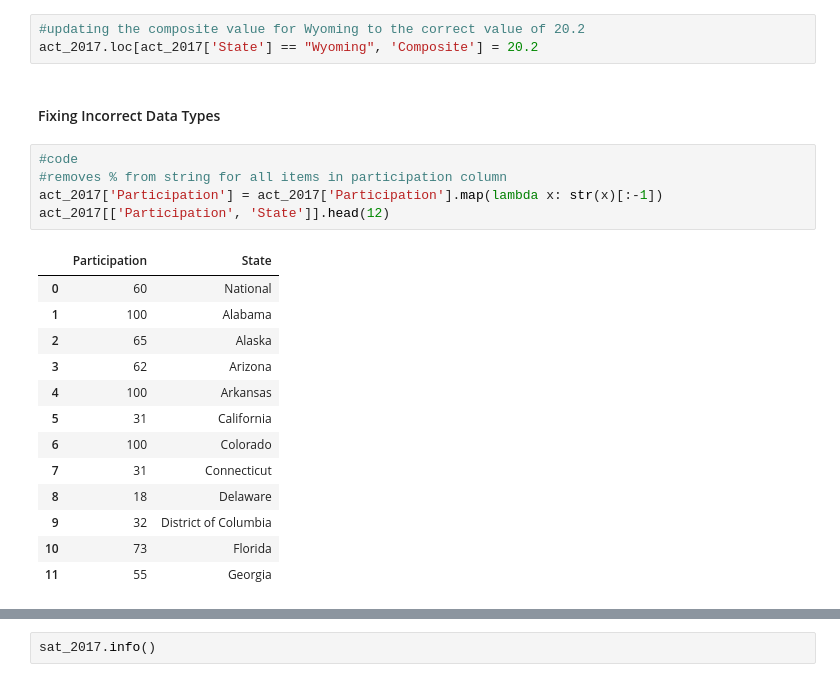
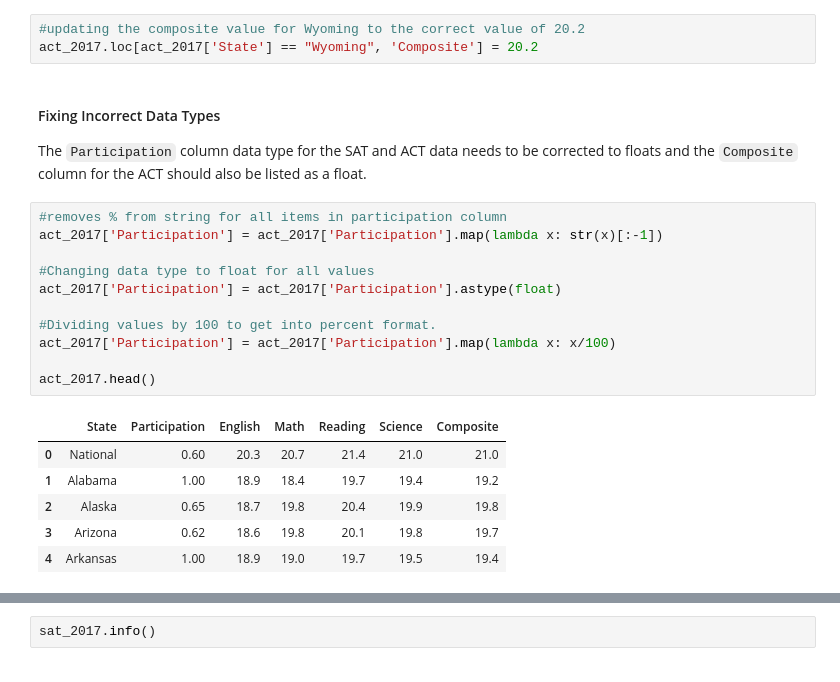
Before and after one commit to lwinter819/Project-1---Participation-Rates, a Jupyter notebook: code/Project 1- Final code.ipynb, the cells around one changed output, grey strips where cells are left out. Cells and saved outputs as stored; diff of their text form.

Commit message:
Finished Data Cleaning

```diff
--- a/code/Project 1- Final code.ipynb
+++ b/code/Project 1- Final code.ipynb
@@ -209,24 +209,25 @@ sat_2017.loc[sat_2017['State'] == 'Maryland', 'Math'] = 524
 # %%
 #updating the composite value for Wyoming to the correct value of 20.2
 act_2017.loc[act_2017['State'] == "Wyoming", 'Composite'] = 20.2
-# %% [markdown]
-#### Fixing Incorrect Data Types
+# %% [markdown]
+#### Fixing Incorrect Data Types
+
+The `Participation` column data type for the SAT and ACT data needs to be corrected to floats and the `Composite` column for the ACT should also be listed as a float.
 # %%
-#code
 #removes % from string for all items in participation column
 act_2017['Participation'] = act_2017['Participation'].map(lambda x: str(x)[:-1])
-act_2017[['Participation', 'State']].head(12)
+
+#Changing data type to float for all values
+act_2017['Participation'] = act_2017['Participation'].astype(float)
+
+#Dividing values by 100 to get into percent format.
+act_2017['Participation'] = act_2017['Participation'].map(lambda x: x/100)
+
+act_2017.head()
 # %% [output]
-|  | Participation | State |
-| 0 | 60 | National |
-| 1 | 100 | Alabama |
-| 2 | 65 | Alaska |
-| 3 | 62 | Arizona |
-| 4 | 100 | Arkansas |
-| 5 | 31 | California |
-| 6 | 100 | Colorado |
-| 7 | 31 | Connecticut |
-| 8 | 18 | Delaware |
-| 9 | 32 | District of Columbia |
-| 10 | 73 | Florida |
-| 11 | 55 | Georgia |
+|  | State | Participation | English | Math | Reading | Science | Composite |
+| 0 | National | 0.60 | 20.3 | 20.7 | 21.4 | 21.0 | 21.0 |
+| 1 | Alabama | 1.00 | 18.9 | 18.4 | 19.7 | 19.4 | 19.2 |
+| 2 | Alaska | 0.65 | 18.7 | 19.8 | 20.4 | 19.9 | 19.8 |
+| 3 | Arizona | 0.62 | 18.6 | 19.8 | 20.1 | 19.8 | 19.7 |
+| 4 | Arkansas | 1.00 | 18.9 | 19.0 | 19.7 | 19.5 | 19.4 |
```
Also changed, not shown: parts of 126 cells of this notebook.
